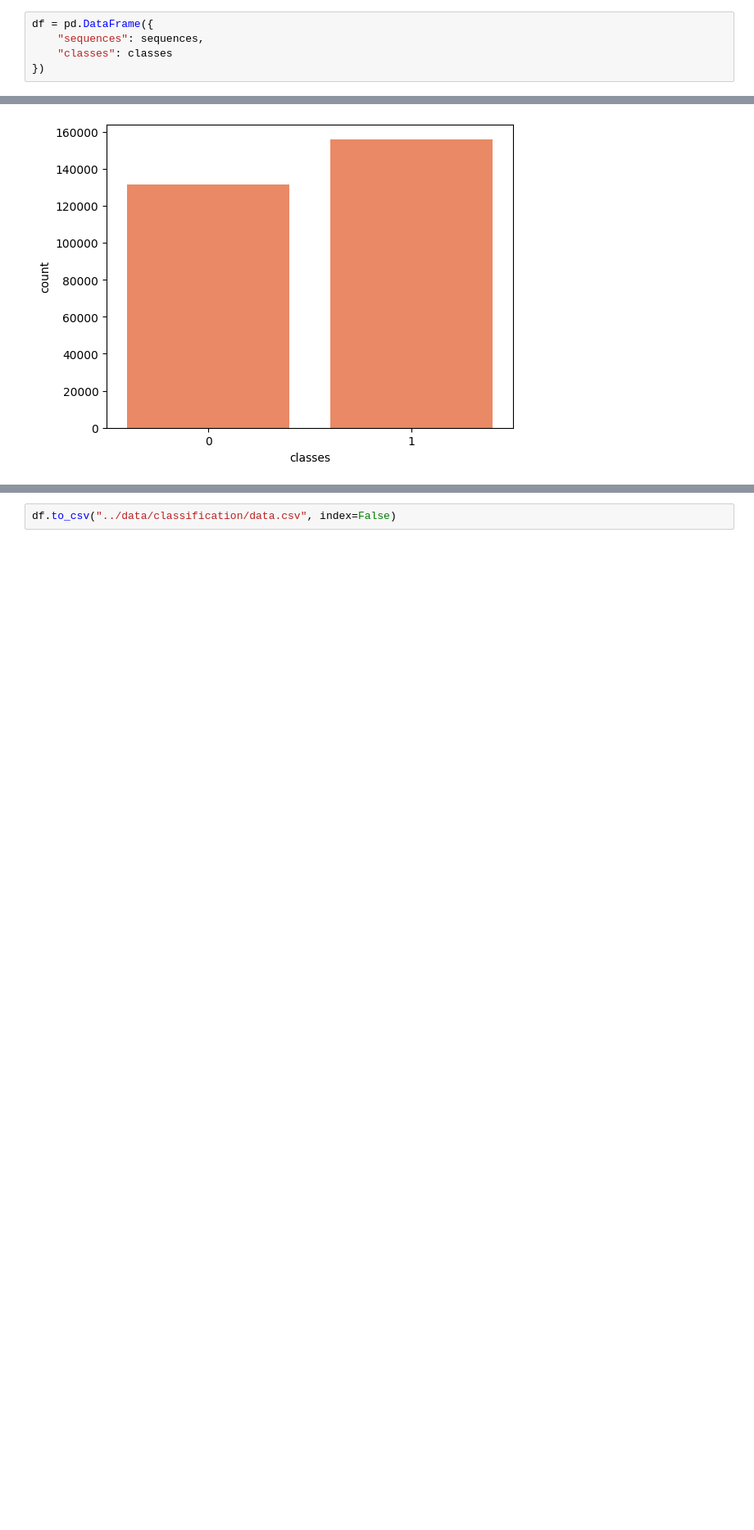
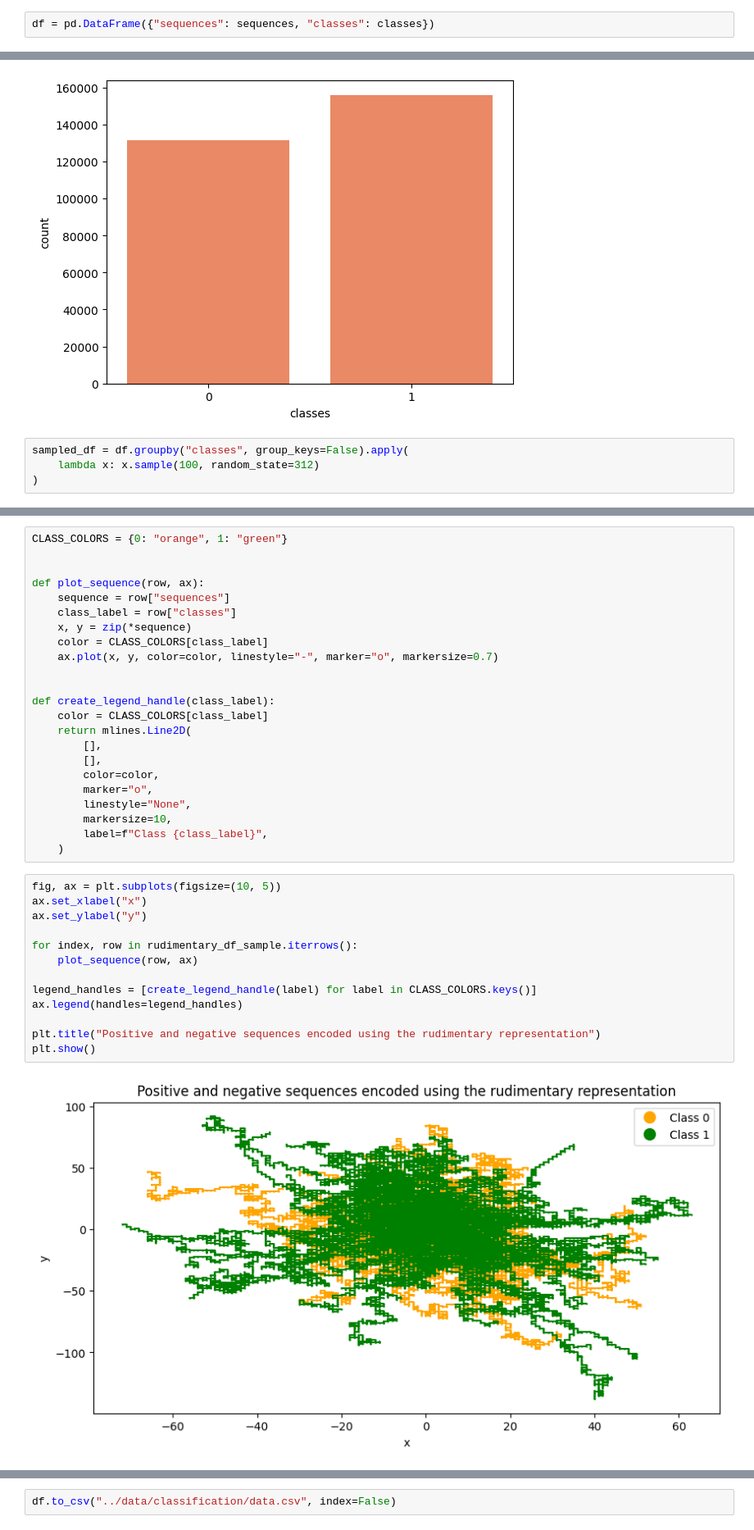
Before and after one commit to kiril-b/DNA-representations, a Jupyter notebook: code/dataset_creation.ipynb, the cells around one changed output, grey strips where cells are left out. Shown: that part at 82% size. Cells and saved outputs as stored; diff of their text form; blank space fills up the shorter version.

```diff
--- a/code/dataset_creation.ipynb
+++ b/code/dataset_creation.ipynb
@@ -28,10 +32,7 @@ for file_path in pathlib.Path("../data/classification").glob("*.txt"):
     sequences.extend(file_sequences)
     classes.extend(file_classes)
 # %%
-df = pd.DataFrame({
-    "sequences": sequences,
-    "classes": classes
-})
+df = pd.DataFrame({"sequences": sequences, "classes": classes})
 # %%
 df.head()
 # %% [output]
@@ -89,3 +90,7 @@ sns.countplot(x=df["classes"], color="coral")
 # %% [output]
 <Axes: xlabel='classes', ylabel='count'>
 [figure]
+# %%
+sampled_df = df.groupby("classes", group_keys=False).apply(
+    lambda x: x.sample(100, random_state=312)
+)
@@ -91,0 +118,38 @@ sns.countplot(x=df["classes"], color="coral")
+# %%
+CLASS_COLORS = {0: "orange", 1: "green"}
+
+
+def plot_sequence(row, ax):
+    sequence = row["sequences"]
+    class_label = row["classes"]
+    x, y = zip(*sequence)
+    color = CLASS_COLORS[class_label]
+    ax.plot(x, y, color=color, linestyle="-", marker="o", markersize=0.7)
+
+
+def create_legend_handle(class_label):
+    color = CLASS_COLORS[class_label]
+    return mlines.Line2D(
+        [],
+        [],
+        color=color,
+        marker="o",
+        linestyle="None",
+        markersize=10,
+        label=f"Class {class_label}",
+    )
+# %%
+fig, ax = plt.subplots(figsize=(10, 5))
+ax.set_xlabel("x")
+ax.set_ylabel("y")
+
+for index, row in rudimentary_df_sample.iterrows():
+    plot_sequence(row, ax)
+
+legend_handles = [create_legend_handle(label) for label in CLASS_COLORS.keys()]
+ax.legend(handles=legend_handles)
+
+plt.title("Positive and negative sequences encoded using the rudimentary representation")
+plt.show()
+# %% [output]
+[figure, added]
```
Also changed, not shown: parts of 5 cells of this notebook, 4 other files.
